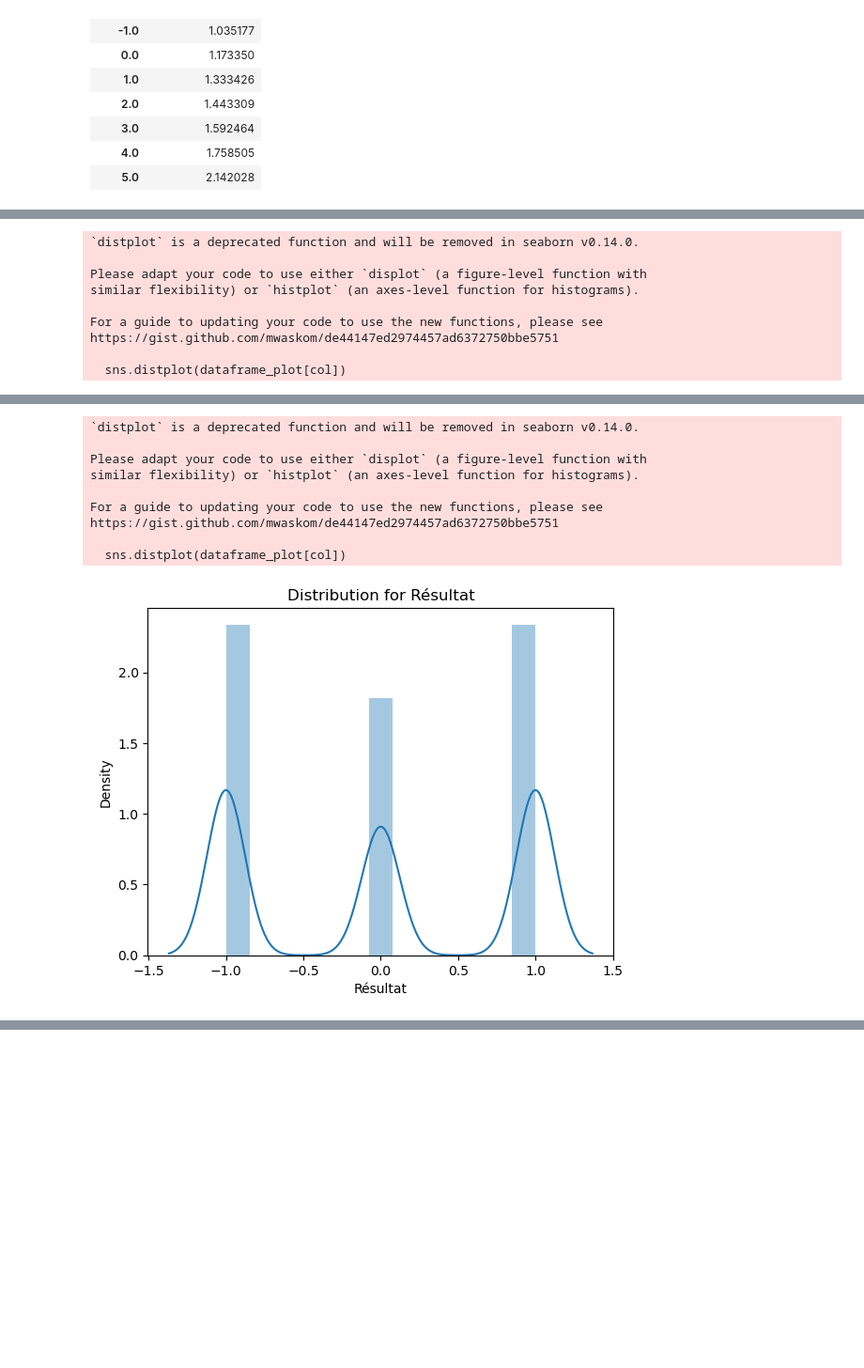
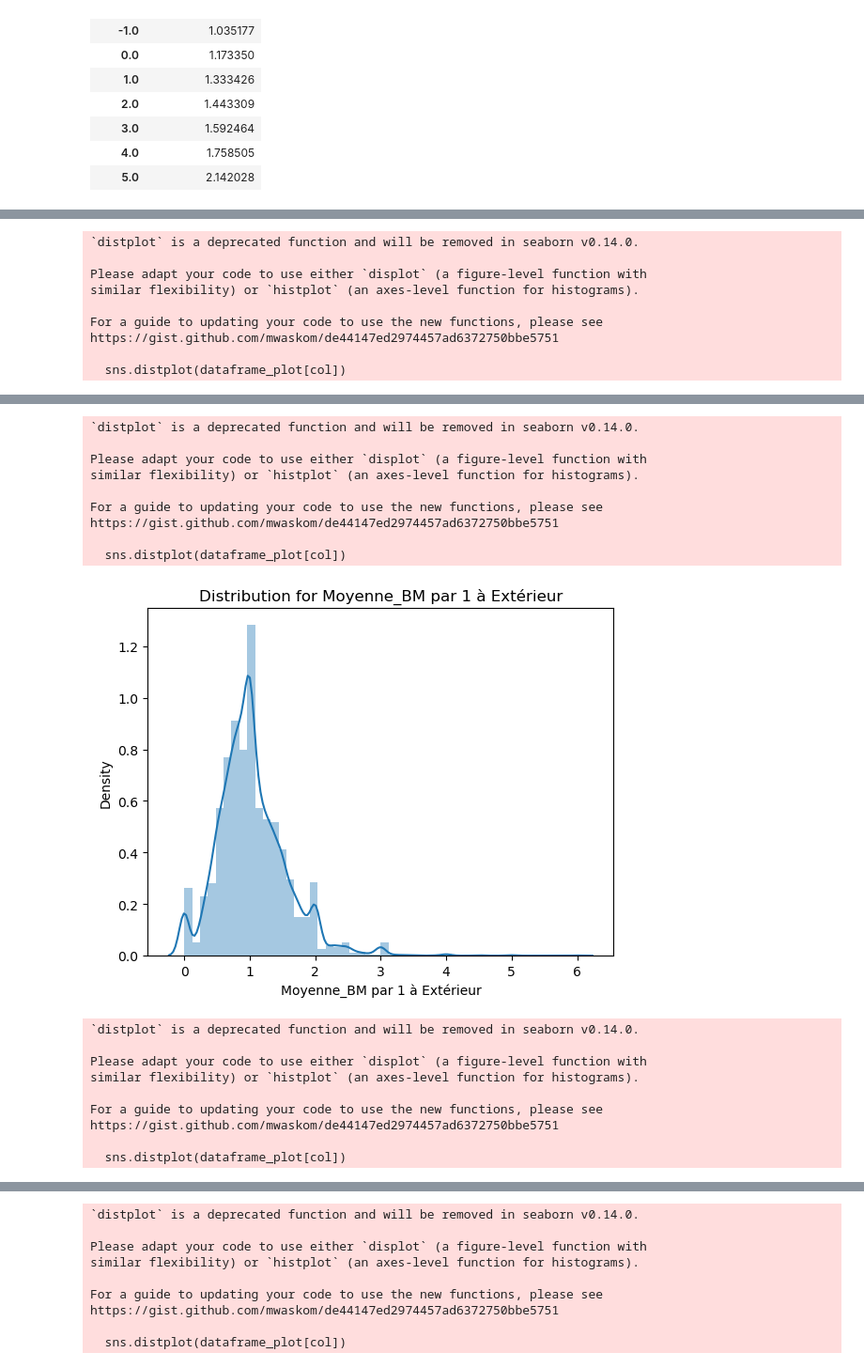
Before and after one commit to alexandreviard/Ligue1Predictor, a Jupyter notebook: Tests.ipynb, the cells around one changed output, grey strips where cells are left out. Shown at 94% size. Drawn from its saved outputs; the diff is of its cells as text; code cells hidden in the pictures; blank space fills up the shorter version.

Commit message:
finalisation modélisation

```diff
--- a/Tests.ipynb
+++ b/Tests.ipynb
@@ -69,5 +51,6 @@ dataframe_resultats.to_csv('dataframe_résultats.csv', encoding = 'utf-8', index
 # %%
-def fonction_classement(url):
+def fonction_classement(j):
+    url = "https://www.deux-zero.com/ligue-1/classement-general/edition/" + str(j) + "-" + str(j+1) + "/init/1/fin/"
     df_classement = pd.DataFrame()
     annee = re.search(r'\d{4}-\d{4}', url).group()
     for i in range(1,39):
@@ -101,15 +84,15 @@ def fonction_classement(url):
 
 noms_colonnes = ["Saison", "Équipes"] + ["J{}".format(i) for i in range(1, 39)]
 dataframe_classement = pd.DataFrame(columns=noms_colonnes)
-for i in range(2002, 2023):
-    classement = fonction_classement("https://www.deux-zero.com/ligue-1/classement-general/edition/" + str(i) + "-" + str(i+1) + "/init/1/fin/")
+for j in range(2002, 2023):
+    classement = fonction_classement(j)
     dataframe_classement = dataframe_classement._append(classement, ignore_index=True)
 
 
 dataframe_classement.to_csv('dataframe_classements.csv', encoding = 'utf-8', index=False)
 # %%
-dataframe_final = pd.read_csv('C:\\Users\\vtgra\\Desktop\\Projet python\\dataframe_résultats.csv',encoding = 'utf-8')
-dataframe_classement = pd.read_csv('C:\\Users\\vtgra\\Desktop\\Projet python\\dataframe_classements.csv',encoding = 'utf-8')
+dataframe_final = pd.read_csv('dataframe_résultats.csv', encoding = 'utf-8')
+
 
 glossaire = {'AS Monaco FC' : 'Monaco', 'FC Girondins de Bordeaux' : 'Bordeaux', 'FC Nantes Atlantique' : 'Nantes', 'GFC Ajaccio' : 'Gazélec Ajaccio',
 'Havre AC' : 'Le Havre', 'Montpellier Hérault SC' : 'Montpellier', 'Paris Saint-Germain FC' : 'Paris S-G', 'Dijon FCO' : 'Dijon', 'Évian Thonon Gaillard FC' : 'Evian',
@@ -152,18 +135,25 @@ conditions = [
 valeurs = [1, -1]
 dataframe_final['Résultat'] = 0
 dataframe_final['Résultat'] = np.select(conditions, valeurs)
-
-
 dataframe_final['Moyenne_BM par 1'] = (dataframe_final.groupby(['Saison', 'Equipe 1'])['Buts Equipe 1'].cumsum() - dataframe_final['Buts Equipe 1']) / (dataframe_final.groupby(['Saison', 'Equipe 1'])['Journée'].cumcount())
 dataframe_final['Moyenne_BM par 2'] = dataframe_final.merge(dataframe_final, how='left', left_on=['Saison', 'Journée', 'Equipe 1'], right_on=['Saison', 'Journée', 'Equipe 2'])['Moyenne_BM par 1_y']
-dataframe_final['Moyenne_BM par 1 selon Equipe 1 à Domicile'] = (dataframe_final.groupby(['Saison', 'Equipe 1', 'Equipe 1 à Domicile'])['Buts Equipe 1'].cumsum() - dataframe_final['Buts Equipe 1']) / (dataframe_final.groupby(['Saison', 'Equipe 1', 'Equipe 1 à Domicile'])['Journée'].cumcount())
-dataframe_final['Moyenne_BM par 2 selon Equipe 1 à Domicile'] = dataframe_final.merge(dataframe_final, how='left', left_on=['Saison', 'Journée', 'Equipe 1'], right_on=['Saison', 'Journée', 'Equipe 2'])['Moyenne_BM par 1 selon Equipe 1 à Domicile_y']
+dataframe_final.loc[dataframe_final['Equipe 1 à Domicile'] == 1, 'Moyenne_BM par 1 à Domicile'] = (dataframe_final.groupby(['Saison', 'Equipe 1', 'Equipe 1 à Domicile'])['Buts Equipe 1'].cumsum() - dataframe_final['Buts Equipe 1']) / (dataframe_final.groupby(['Saison', 'Equipe 1', 'Equipe 1 à Domicile'])['Journée'].cumcount())
+dataframe_final.loc[dataframe_final['Equipe 1 à Domicile'] == 0, 'Moyenne_BM par 1 à Domicile'] = (dataframe_final.groupby(['Saison', 'Equipe 1'])['Buts Equipe 1'].cumsum() - dataframe_final.groupby(['Saison', 'Equipe 1', 'Equipe 1 à Domicile'])['Buts Equipe 1'].cumsum()) / (dataframe_final.groupby(['Saison', 'Equipe 1'])['Journée'].cumcount() - dataframe_final.groupby(['Saison', 'Equipe 1', 'Equipe 1 à Domicile'])['Journée'].cumcount())
+dataframe_final['Moyenne_BM par 2 à Domicile'] = dataframe_final.merge(dataframe_final, how='left', left_on=['Saison', 'Journée', 'Equipe 1'], right_on=['Saison', 'Journée', 'Equipe 2'])['Moyenne_BM par 1 à Domicile_y']
+dataframe_final.loc[dataframe_final['Equipe 1 à Domicile'] == 0, 'Moyenne_BM par 1 à Extérieur'] = (dataframe_final.groupby(['Saison', 'Equipe 1', 'Equipe 1 à Domicile'])['Buts Equipe 1'].cumsum() - dataframe_final['Buts Equipe 1']) / (dataframe_final.groupby(['Saison', 'Equipe 1', 'Equipe 1 à Domicile'])['Journée'].cumcount())
+dataframe_final.loc[dataframe_final['Equipe 1 à Domicile'] == 1, 'Moyenne_BM par 1 à Extérieur'] = (dataframe_final.groupby(['Saison', 'Equipe 1'])['Buts Equipe 1'].cumsum() - dataframe_final.groupby(['Saison', 'Equipe 1', 'Equipe 1 à Domicile'])['Buts Equipe 1'].cumsum()) / (dataframe_final.groupby(['Saison', 'Equipe 1'])['Journée'].cumcount() - dataframe_final.groupby(['Saison', 'Equipe 1', 'Equipe 1 à Domicile'])['Journée'].cumcount())
+dataframe_final['Moyenne_BM par 2 à Extérieur'] = dataframe_final.merge(dataframe_final, how='left', left_on=['Saison', 'Journée', 'Equipe 1'], right_on=['Saison', 'Journée', 'Equipe 2'])['Moyenne_BM par 1 à Extérieur_y']
 dataframe_final['Moyenne_BE par 1'] = (dataframe_final.groupby(['Saison', 'Equipe 1'])['Buts Equipe 2'].cumsum() - dataframe_final['Buts Equipe 2']) / (dataframe_final.groupby(['Saison', 'Equipe 1'])['Journée'].cumcount())
 dataframe_final['Moyenne_BE par 2'] = dataframe_final.merge(dataframe_final, how='left', left_on=['Saison', 'Journée', 'Equipe 1'], right_on=['Saison', 'Journée', 'Equipe 2'])['Moyenne_BE par 1_y']
-dataframe_final['Moyenne_BE par 1 selon Equipe 1 à Domicile'] = (dataframe_final.groupby(['Saison', 'Equipe 1', 'Equipe 1 à Domicile'])['Buts Equipe 2'].cumsum() - dataframe_final['Buts Equipe 2']) / (dataframe_final.groupby(['Saison', 'Equipe 1', 'Equipe 1 à Domicile'])['Journée'].cumcount())
-dataframe_final['Moyenne_BE par 2 selon Equipe 1 à Domicile'] = dataframe_final.merge(dataframe_final, how='left', left_on=['Saison', 'Journée', 'Equipe 1'], right_on=['Saison', 'Journée', 'Equipe 2'])['Moyenne_BE par 1 selon Equipe 1 à Domicile_y']
+dataframe_final.loc[dataframe_final['Equipe 1 à Domicile'] == 1, 'Moyenne_BE par 1 à Domicile'] = (dataframe_final.groupby(['Saison', 'Equipe 1', 'Equipe 1 à Domicile'])['Buts Equipe 2'].cumsum() - dataframe_final['Buts Equipe 2']) / (dataframe_final.groupby(['Saison', 'Equipe 1', 'Equipe 1 à Domicile'])['Journée'].cumcount())
+dataframe_final.loc[dataframe_final['Equipe 1 à Domicile'] == 0, 'Moyenne_BE par 1 à Domicile'] = (dataframe_final.groupby(['Saison', 'Equipe 1'])['Buts Equipe 2'].cumsum() - dataframe_final.groupby(['Saison', 'Equipe 1', 'Equipe 1 à Domicile'])['Buts Equipe 2'].cumsum()) / (dataframe_final.groupby(['Saison', 'Equipe 1'])['Journée'].cumcount() - dataframe_final.groupby(['Saison', 'Equipe 1', 'Equipe 1 à Domicile'])['Journée'].cumcount())
+dataframe_final['Moyenne_BE par 2 à Domicile'] = dataframe_final.merge(dataframe_final, how='left', left_on=['Saison', 'Journée', 'Equipe 1'], right_on=['Saison', 'Journée', 'Equipe 2'])['Moyenne_BE par 1 à Domicile_y']
+dataframe_final.loc[dataframe_final['Equipe 1 à Domicile'] == 0, 'Moyenne_BE par 1 à Extérieur'] = (dataframe_final.groupby(['Saison', 'Equipe 1', 'Equipe 1 à Domicile'])['Buts Equipe 2'].cumsum() - dataframe_final['Buts Equipe 2']) / (dataframe_final.groupby(['Saison', 'Equipe 1', 'Equipe 1 à Domicile'])['Journée'].cumcount())
+dataframe_final.loc[dataframe_final['Equipe 1 à Domicile'] == 1, 'Moyenne_BE par 1 à Extérieur'] = (dataframe_final.groupby(['Saison', 'Equipe 1'])['Buts Equipe 2'].cumsum() - dataframe_final.groupby(['Saison', 'Equipe 1', 'Equipe 1 à Domicile'])['Buts Equipe 2'].cumsum()) / (dataframe_final.groupby(['Saison', 'Equipe 1'])['Journée'].cumcount() - dataframe_final.groupby(['Saison', 'Equipe 1', 'Equipe 1 à Domicile'])['Journée'].cumcount())
+dataframe_final['Moyenne_BE par 2 à Extérieur'] = dataframe_final.merge(dataframe_final, how='left', left_on=['Saison', 'Journée', 'Equipe 1'], right_on=['Saison', 'Journée', 'Equipe 2'])['Moyenne_BE par 1 à Extérieur_y']
 dataframe_final['Forme 1'] = dataframe_final.groupby(['Saison', 'Equipe 1'])['Résultat'].rolling(window=6, min_periods=2).sum().reset_index(drop=True)-dataframe_final['Résultat']
 dataframe_final['Forme 2'] = dataframe_final.merge(dataframe_final, how='left', left_on=['Saison', 'Journée', 'Equipe 1'], right_on=['Saison', 'Journée', 'Equipe 2'])['Forme 1_y']
 dataframe_final['Historique'] = dataframe_final.groupby(['Equipe 1', 'Equipe 2'])['Résultat'].cumsum() - dataframe_final['Résultat']
 
+
 dataframe_final.to_csv('dataframe_final.csv', encoding = 'utf-8', index=False)
@@ -286,7 +281,7 @@ pd.DataFrame(dataframe_final.groupby('Forme 1')['Moyenne_BM par 1'].mean())
 | 4.0 | 1.758505 |
 | 5.0 | 2.142028 |
 # %%
-dataframe_plot = dataframe_final[['Moyenne_BM par 1','Forme 1','Résultat']]
+dataframe_plot = dataframe_final[['Moyenne_BM par 1','Moyenne_BM par 1 à Domicile', 'Moyenne_BM par 1 à Extérieur', 'Forme 1','Résultat']]
 for col in dataframe_plot.select_dtypes('number').columns:
     sns.distplot(dataframe_plot[col])
     plt.title(f"Distribution for {col}")
@@ -315,10 +310,19 @@ https://gist.github.com/mwaskom/de44147ed2974457ad6372750bbe5751
 `distplot` is a deprecated function and will be removed in seaborn v0.14.0.
 
 Please adapt your code to use either `displot` (a figure-level function with
 similar flexibility) or `histplot` (an axes-level function for histograms).
 
 For a guide to updating your code to use the new functions, please see
 https://gist.github.com/mwaskom/de44147ed2974457ad6372750bbe5751
 
   sns.distplot(dataframe_plot[col])
-[figure, old version]
+[figure, new version]
+`distplot` is a deprecated function and will be removed in seaborn v0.14.0.
+
+Please adapt your code to use either `displot` (a figure-level function with
+similar flexibility) or `histplot` (an axes-level function for histograms).
+
+For a guide to updating your code to use the new functions, please see
+https://gist.github.com/mwaskom/de44147ed2974457ad6372750bbe5751
+
+  sns.distplot(dataframe_plot[col])
@@ -324,0 +330,9 @@ https://gist.github.com/mwaskom/de44147ed2974457ad6372750bbe5751
+`distplot` is a deprecated function and will be removed in seaborn v0.14.0.
+
+Please adapt your code to use either `displot` (a figure-level function with
+similar flexibility) or `histplot` (an axes-level function for histograms).
+
+For a guide to updating your code to use the new functions, please see
+https://gist.github.com/mwaskom/de44147ed2974457ad6372750bbe5751
+
+  sns.distplot(dataframe_plot[col])
```
Also changed, not shown: parts of 19 cells of this notebook, 2 other files.
